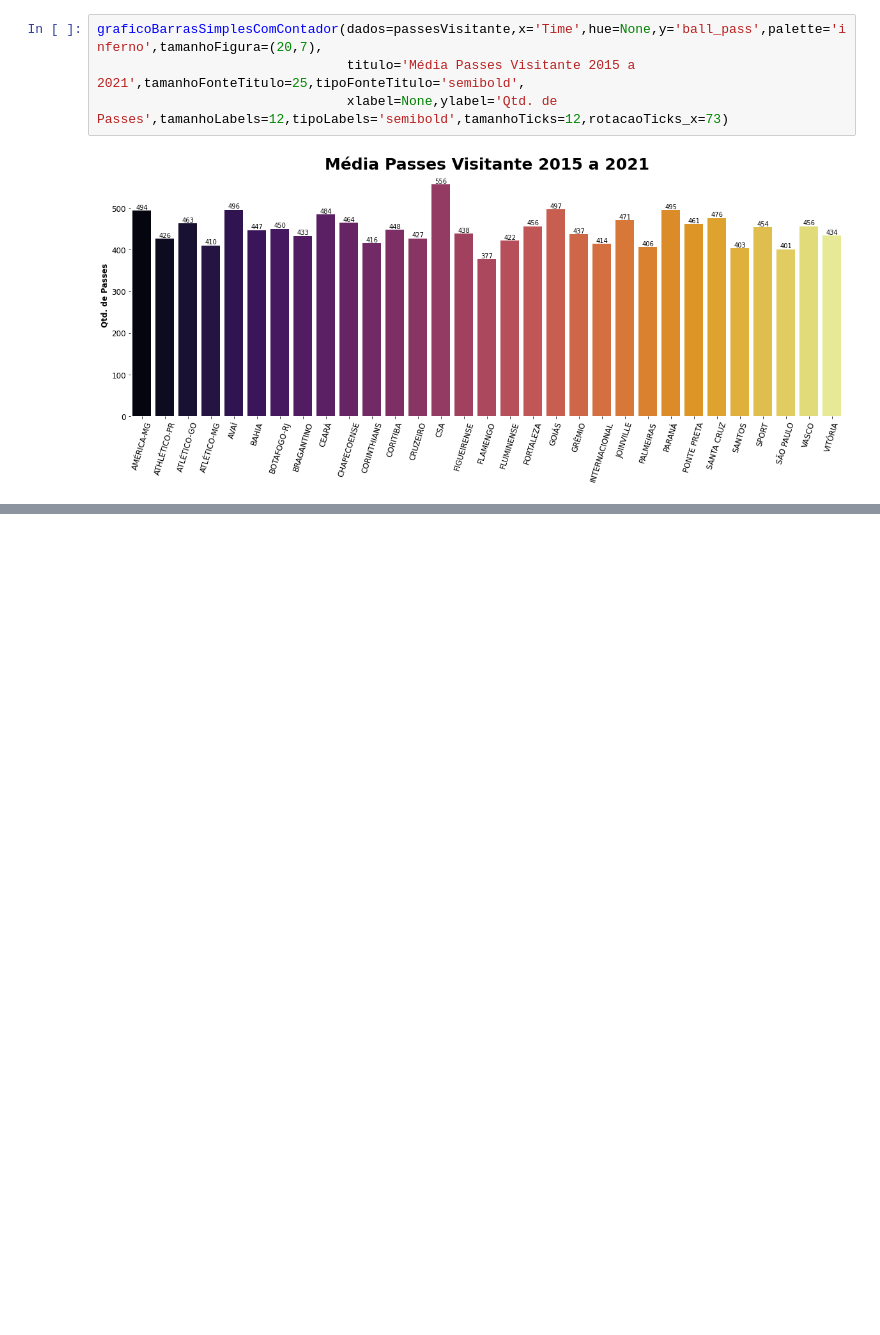
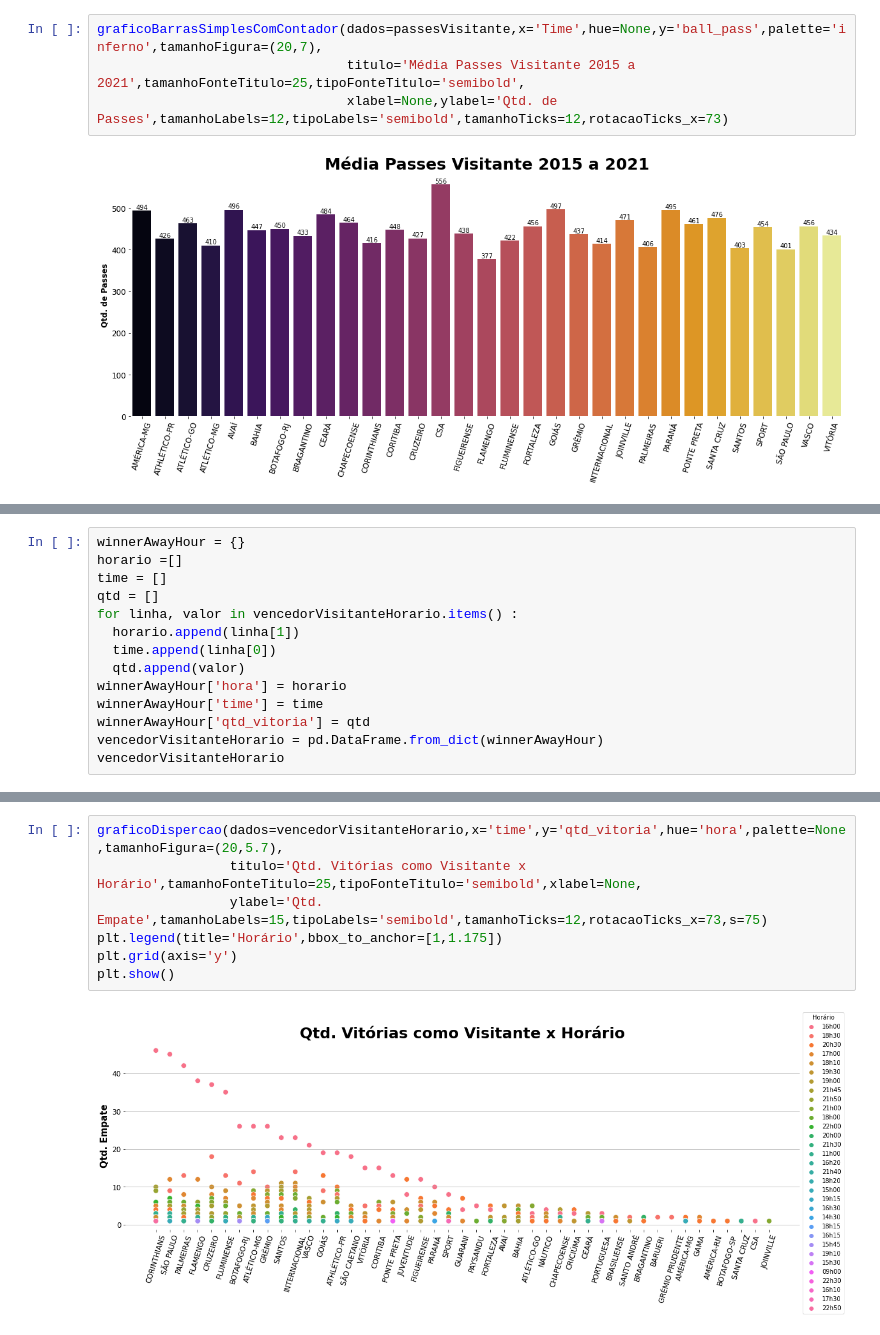
Before and after one commit to NophaieViscente/AnalisandoDadosBrasileirao, a Jupyter notebook: Analise_de_Dados_Campeonato_Brasileiro_2000_até_2021.ipynb, the cells around one changed output, grey strips where cells are left out. Drawn from its saved outputs; the diff is of its cells as text; blank space fills up the shorter version.

```diff
--- a/Analise_de_Dados_Campeonato_Brasileiro_2000_até_2021.ipynb
+++ b/Analise_de_Dados_Campeonato_Brasileiro_2000_até_2021.ipynb
@@ -538,0 +616,14 @@ plt.show()
+# %%
+winnerAwayHour = {}
+horario =[]
+time = []
+qtd = []
+for linha, valor in vencedorVisitanteHorario.items() :
+  horario.append(linha[1])
+  time.append(linha[0])
+  qtd.append(valor)
+winnerAwayHour['hora'] = horario
+winnerAwayHour['time'] = time
+winnerAwayHour['qtd_vitoria'] = qtd
+vencedorVisitanteHorario = pd.DataFrame.from_dict(winnerAwayHour)
+vencedorVisitanteHorario
@@ -538,0 +644,9 @@ plt.show()
+# %%
+graficoDispercao(dados=vencedorVisitanteHorario,x='time',y='qtd_vitoria',hue='hora',palette=None,tamanhoFigura=(20,5.7),
+                 titulo='Qtd. Vitórias como Visitante x Horário',tamanhoFonteTitulo=25,tipoFonteTitulo='semibold',xlabel=None,
+                 ylabel='Qtd. Empate',tamanhoLabels=15,tipoLabels='semibold',tamanhoTicks=12,rotacaoTicks_x=73,s=75)
+plt.legend(title='Horário',bbox_to_anchor=[1,1.175])
+plt.grid(axis='y')
+plt.show()
+# %% [output]
+[figure, added]
```
Also changed, not shown: parts of 23 cells of this notebook.
